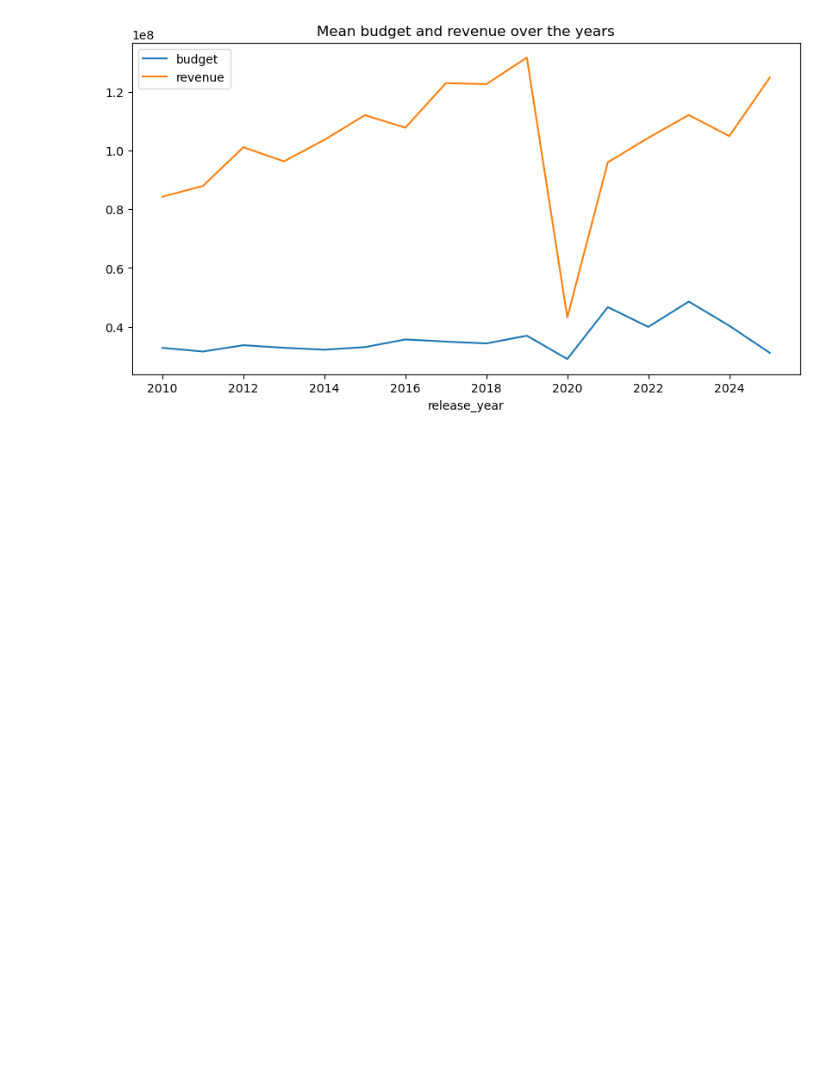
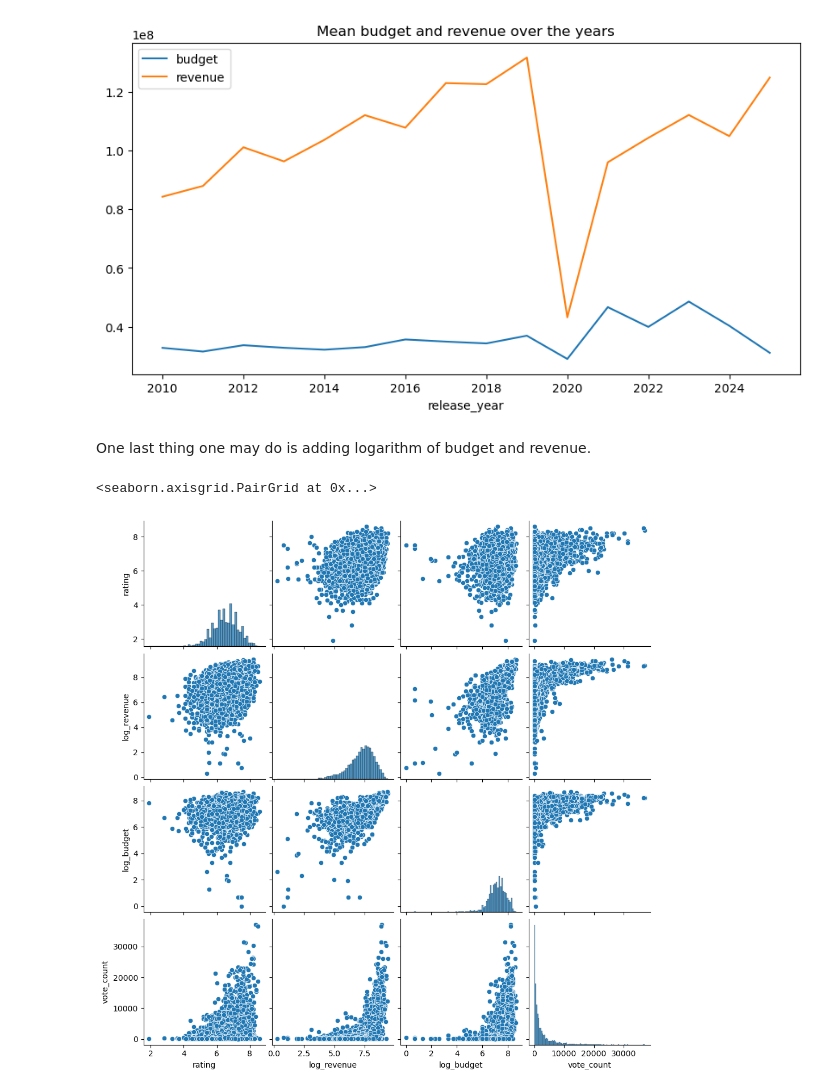
Before and after one commit to kaenkai/research-analysis-tools, a Jupyter notebook: playground/eda_netflix_movies.ipynb, the cells around one changed output. Cells and saved outputs as stored; diff of their text form; code cells hidden in the pictures; blank space fills up the shorter version.

```diff
--- a/playground/eda_netflix_movies.ipynb
+++ b/playground/eda_netflix_movies.ipynb
@@ -198,3 +202,14 @@ yearly_trends[['budget', 'revenue']].plot(figsize=(10,5), title='Mean budget and
 # %% [output]
 <Axes: title={'center': 'Mean budget and revenue over the years'}, xlabel='release_year'>
 [figure]
+# %% [markdown]
+One last thing one may do is adding logarithm of budget and revenue.
+# %%
+df_log = df.copy()
+df_log['log_budget'] = np.log10(df['budget'])
+df_log['log_revenue'] = np.log10(df['revenue'])
+
+sns.pairplot(df_log[['rating', 'log_revenue', 'log_budget', 'vote_count']])
+# %% [output]
+<seaborn.axisgrid.PairGrid at 0x...>
+[figure, added]
```
Also changed, not shown: parts of 3 cells of this notebook.
